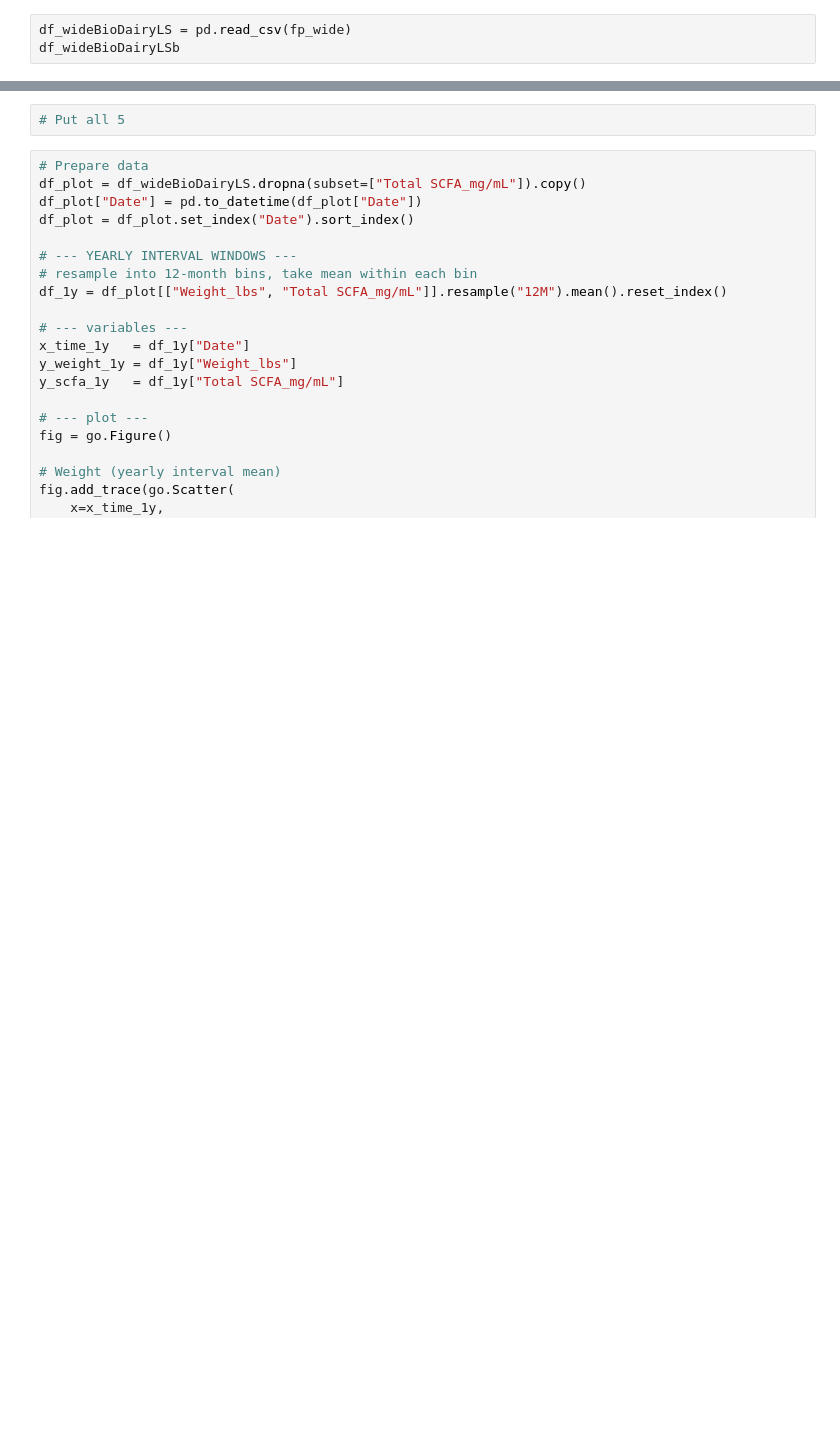
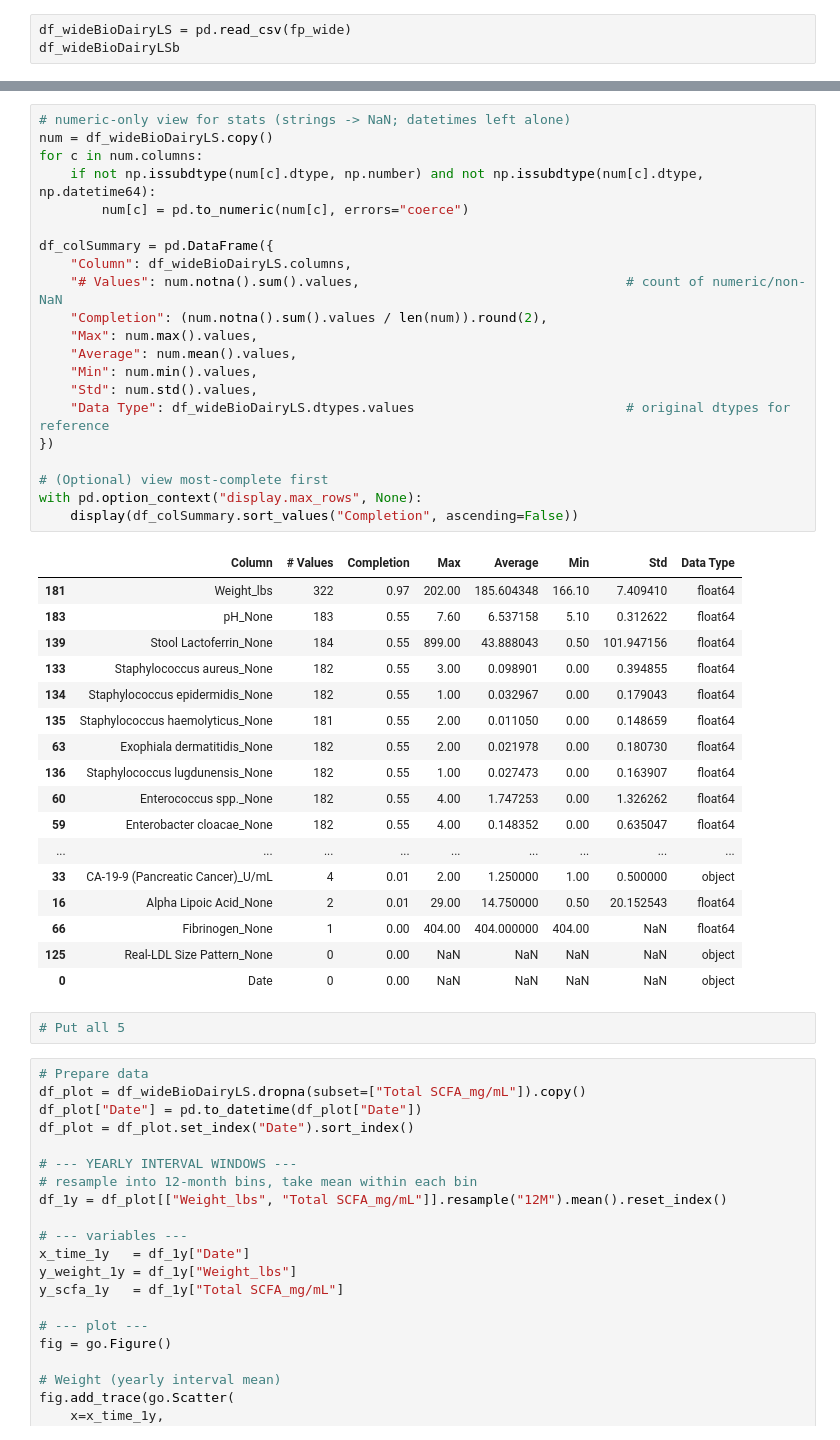
Before and after one commit to holliwood8/LargeLarryModelers, a Jupyter notebook: BioDiary_LS_EDA1.ipynb, the cells around one changed output, grey strips where cells are left out. Drawn from its saved outputs; the diff is of its cells as text; blank space fills up the shorter version.

```diff
--- a/BioDiary_LS_EDA1.ipynb
+++ b/BioDiary_LS_EDA1.ipynb
@@ -68,3 +43,42 @@ with pd.option_context("display.max_rows", None):
+# %%
+# numeric-only view for stats (strings -> NaN; datetimes left alone)
+num = df_wideBioDairyLS.copy()
+for c in num.columns:
+    if not np.issubdtype(num[c].dtype, np.number) and not np.issubdtype(num[c].dtype, np.datetime64):
+        num[c] = pd.to_numeric(num[c], errors="coerce")
+
+df_colSummary = pd.DataFrame({
+    "Column": df_wideBioDairyLS.columns,
+    "# Values": num.notna().sum().values,                                  # count of numeric/non-NaN
+    "Completion": (num.notna().sum().values / len(num)).round(2),
+    "Max": num.max().values,
+    "Average": num.mean().values,
+    "Min": num.min().values,
+    "Std": num.std().values,
+    "Data Type": df_wideBioDairyLS.dtypes.values                           # original dtypes for reference
+})
+
+# (Optional) view most-complete first
+with pd.option_context("display.max_rows", None):
+    display(df_colSummary.sort_values("Completion", ascending=False))
+# %% [output]
+|  | Column | # Values | Completion | Max | Average | Min | Std | Data Type |
+| 181 | Weight_lbs | 322 | 0.97 | 202.00 | 185.604348 | 166.10 | 7.409410 | float64 |
+| 183 | pH_None | 183 | 0.55 | 7.60 | 6.537158 | 5.10 | 0.312622 | float64 |
+| 139 | Stool Lactoferrin_None | 184 | 0.55 | 899.00 | 43.888043 | 0.50 | 101.947156 | float64 |
+| 133 | Staphylococcus aureus_None | 182 | 0.55 | 3.00 | 0.098901 | 0.00 | 0.394855 | float64 |
+| 134 | Staphylococcus epidermidis_None | 182 | 0.55 | 1.00 | 0.032967 | 0.00 | 0.179043 | float64 |
+| 135 | Staphylococcus haemolyticus_None | 181 | 0.55 | 2.00 | 0.011050 | 0.00 | 0.148659 | float64 |
+| 63 | Exophiala dermatitidis_None | 182 | 0.55 | 2.00 | 0.021978 | 0.00 | 0.180730 | float64 |
+| 136 | Staphylococcus lugdunensis_None | 182 | 0.55 | 1.00 | 0.027473 | 0.00 | 0.163907 | float64 |
+| 60 | Enterococcus spp._None | 182 | 0.55 | 4.00 | 1.747253 | 0.00 | 1.326262 | float64 |
+| 59 | Enterobacter cloacae_None | 182 | 0.55 | 4.00 | 0.148352 | 0.00 | 0.635047 | float64 |
+| ... | ... | ... | ... | ... | ... | ... | ... | ... |
+| 33 | CA-19-9 (Pancreatic Cancer)_U/mL | 4 | 0.01 | 2.00 | 1.250000 | 1.00 | 0.500000 | object |
+| 16 | Alpha Lipoic Acid_None | 2 | 0.01 | 29.00 | 14.750000 | 0.50 | 20.152543 | float64 |
+| 66 | Fibrinogen_None | 1 | 0.00 | 404.00 | 404.000000 | 404.00 | NaN | float64 |
+| 125 | Real-LDL Size Pattern_None | 0 | 0.00 | NaN | NaN | NaN | NaN | object |
+| 0 | Date | 0 | 0.00 | NaN | NaN | NaN | NaN | object |
 # %%
 # Put all 5
 # %%
```
Also changed, not shown: parts of 5 cells of this notebook.
